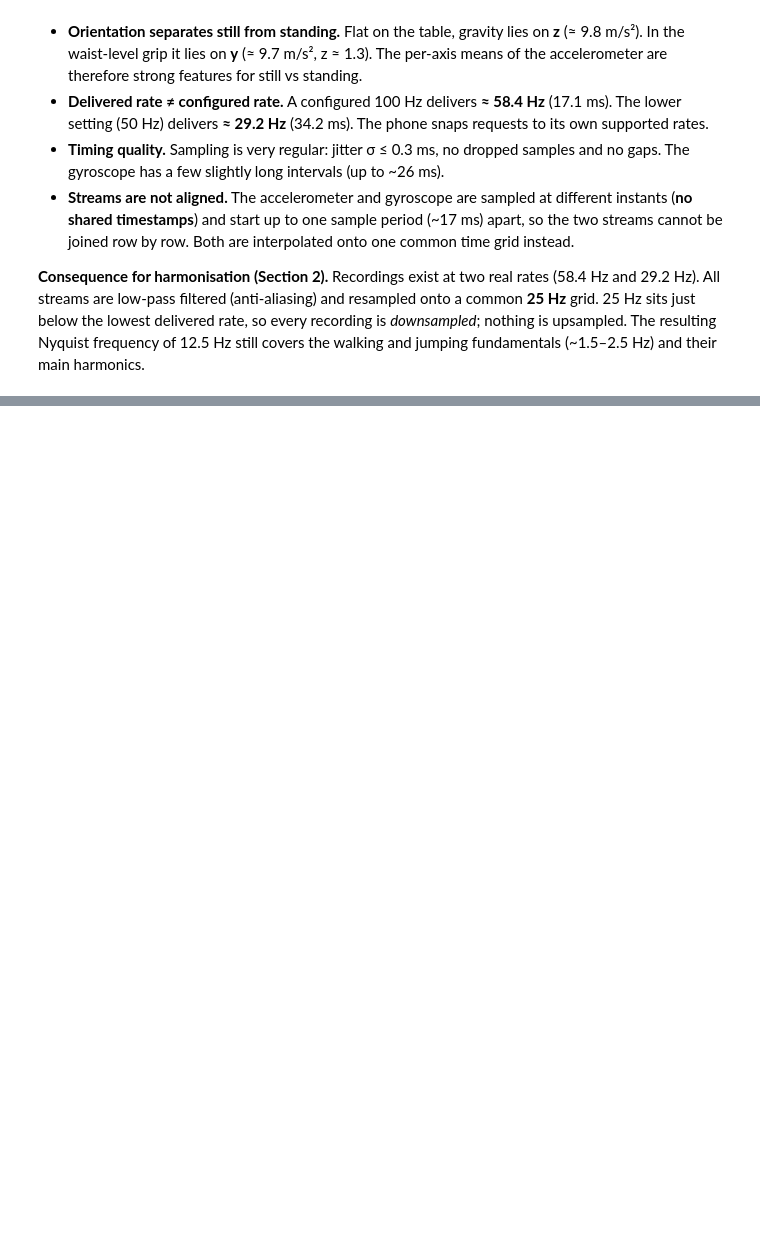
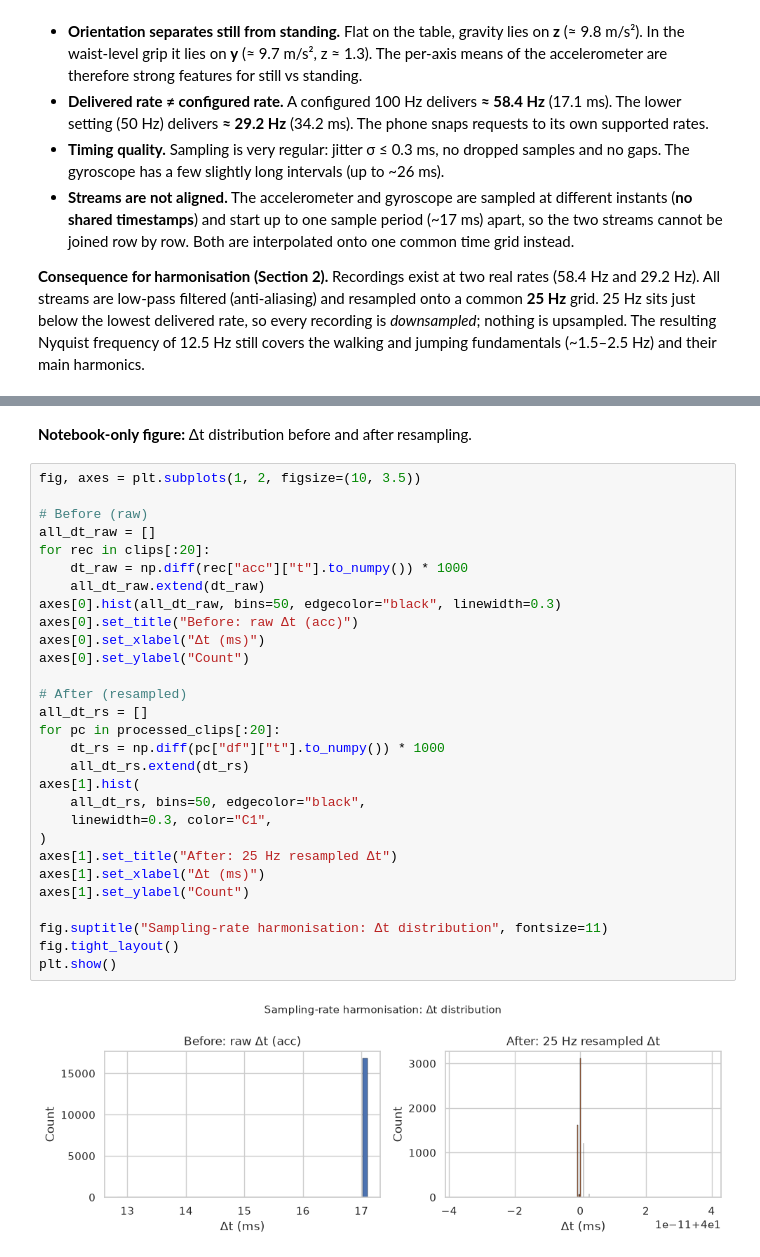
Before and after one commit to Hassan-Adelani-Luqman/hmm-elderly-activity-monitoring, a Jupyter notebook: notebooks/hmm_activity_recognition.ipynb, the cells around one changed output, grey strips where cells are left out. Cells and saved outputs as stored; diff of their text form; blank space fills up the shorter version.

```diff
--- a/notebooks/hmm_activity_recognition.ipynb
+++ b/notebooks/hmm_activity_recognition.ipynb
@@ -223,0 +570,33 @@ orientation
+# %% [markdown]
+**Notebook-only figure:** Δt distribution before and after resampling.
+# %%
+fig, axes = plt.subplots(1, 2, figsize=(10, 3.5))
+
+# Before (raw)
+all_dt_raw = []
+for rec in clips[:20]:
+    dt_raw = np.diff(rec["acc"]["t"].to_numpy()) * 1000
+    all_dt_raw.extend(dt_raw)
+axes[0].hist(all_dt_raw, bins=50, edgecolor="black", linewidth=0.3)
+axes[0].set_title("Before: raw Δt (acc)")
+axes[0].set_xlabel("Δt (ms)")
+axes[0].set_ylabel("Count")
+
+# After (resampled)
+all_dt_rs = []
+for pc in processed_clips[:20]:
+    dt_rs = np.diff(pc["df"]["t"].to_numpy()) * 1000
+    all_dt_rs.extend(dt_rs)
+axes[1].hist(
+    all_dt_rs, bins=50, edgecolor="black",
+    linewidth=0.3, color="C1",
+)
+axes[1].set_title("After: 25 Hz resampled Δt")
+axes[1].set_xlabel("Δt (ms)")
+axes[1].set_ylabel("Count")
+
+fig.suptitle("Sampling-rate harmonisation: Δt distribution", fontsize=11)
+fig.tight_layout()
+plt.show()
+# %% [output]
+[figure, added]
```
Also changed, not shown: parts of 22 cells of this notebook.
